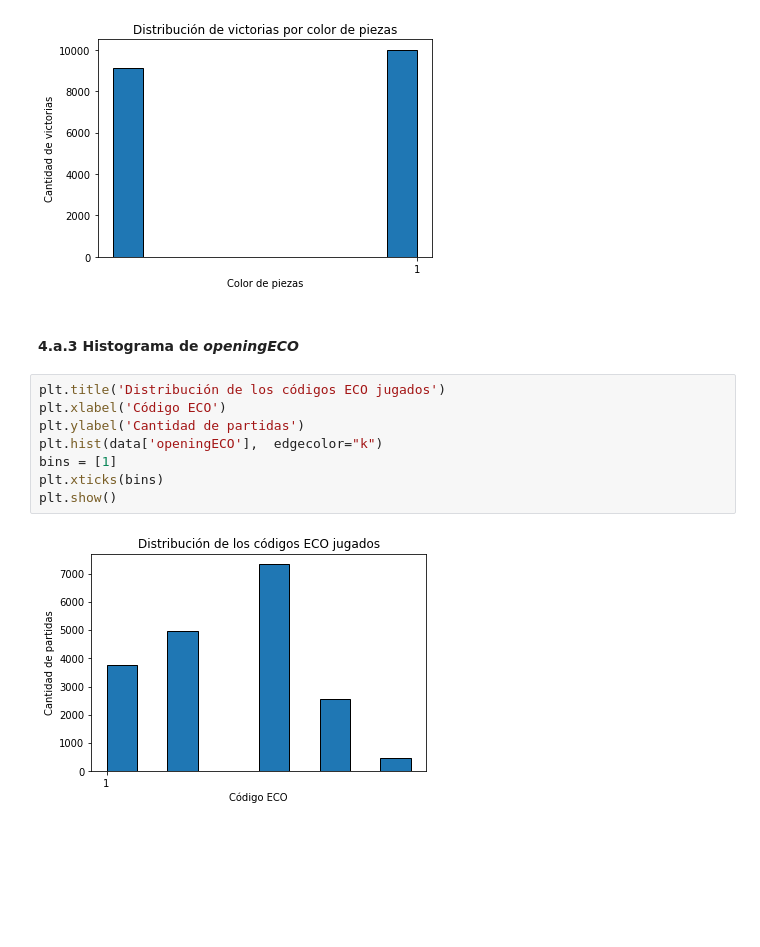
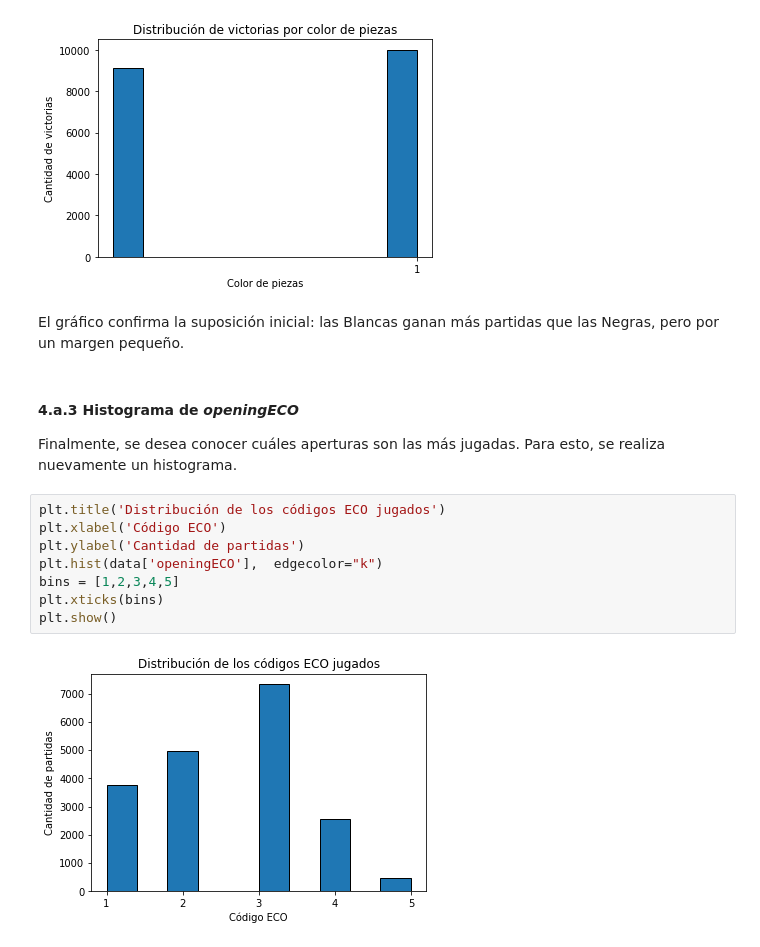
Before and after one commit to esteban062000/Big-Data-II-2021, a Jupyter notebook: tareas/tarea_2/notebook_tarea_2.ipynb, the cells around one changed output. Drawn from its saved outputs; the diff is of its cells as text; blank space fills up the shorter version.

```diff
--- a/tareas/tarea_2/notebook_tarea_2.ipynb
+++ b/tareas/tarea_2/notebook_tarea_2.ipynb
@@ -149,15 +157,19 @@ plt.xticks(bins)
 plt.show()
 # %% [output]
 [figure]
+# %% [markdown]
+El gráfico confirma la suposición inicial: las Blancas ganan más partidas que las Negras, pero por un margen pequeño.
 # %% [markdown]
 #### 4.a.3 Histograma de *openingECO*
+
+Finalmente, se desea conocer cuáles aperturas son las más jugadas. Para esto, se realiza nuevamente un histograma.
 # %%
 plt.title('Distribución de los códigos ECO jugados')
 plt.xlabel('Código ECO')
 plt.ylabel('Cantidad de partidas')
 plt.hist(data['openingECO'],  edgecolor="k")
-bins = [1]
+bins = [1,2,3,4,5]
 plt.xticks(bins)
 plt.show()
 # %% [output]
-[figure, old version]
+[figure, new version]
```
Also changed, not shown: parts of 21 cells of this notebook.
